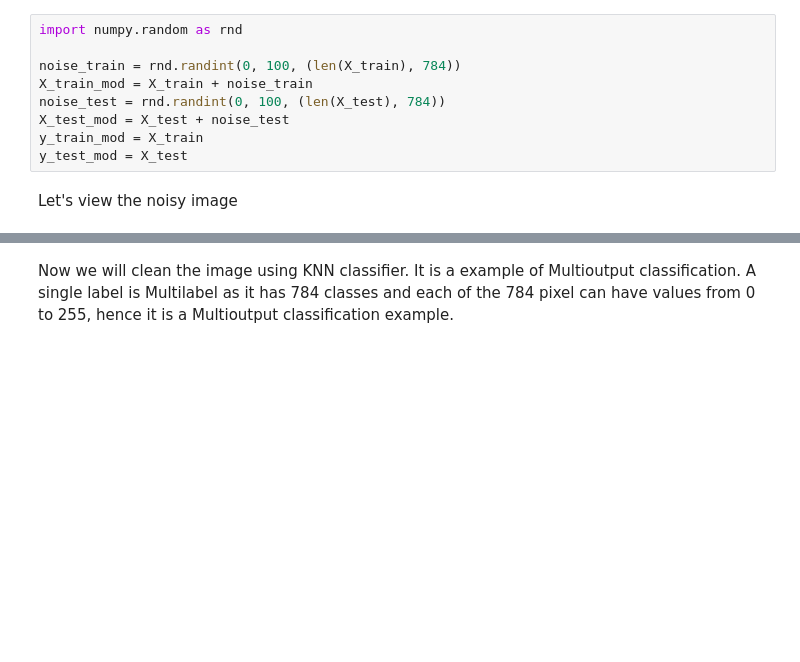
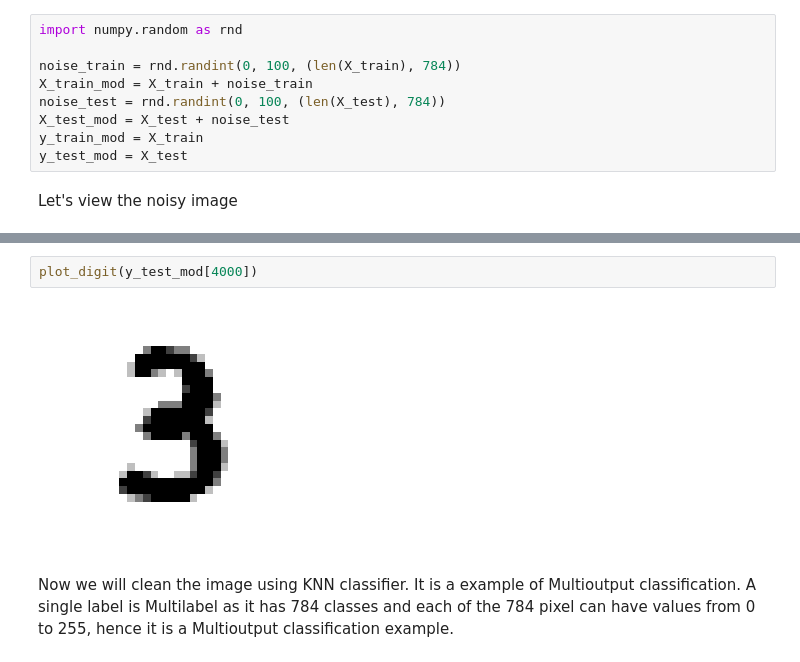
Before and after one commit to cloudxlab/ml, a Jupyter notebook: machine_learning/classification.ipynb, the cells around one changed output, grey strips where cells are left out. Saved outputs shown, nothing was run; the diff lists cells and outputs as text; blank space fills up the shorter version.

```diff
--- a/machine_learning/classification.ipynb
+++ b/machine_learning/classification.ipynb
@@ -784,3 +798,7 @@ plot_digit(X_test_mod[4000])
+# %%
+plot_digit(y_test_mod[4000])
+# %% [output]
+[figure, added]
 # %% [markdown]
 Now we will clean the image using KNN classifier. It is a example of Multioutput classification. A single label is Multilabel as it has 784 classes and each of the 784 pixel can have values from 0 to 255, hence it is a Multioutput classification example.
 # %%
```
Also changed, not shown: parts of 8 cells of this notebook, 1 other file.
